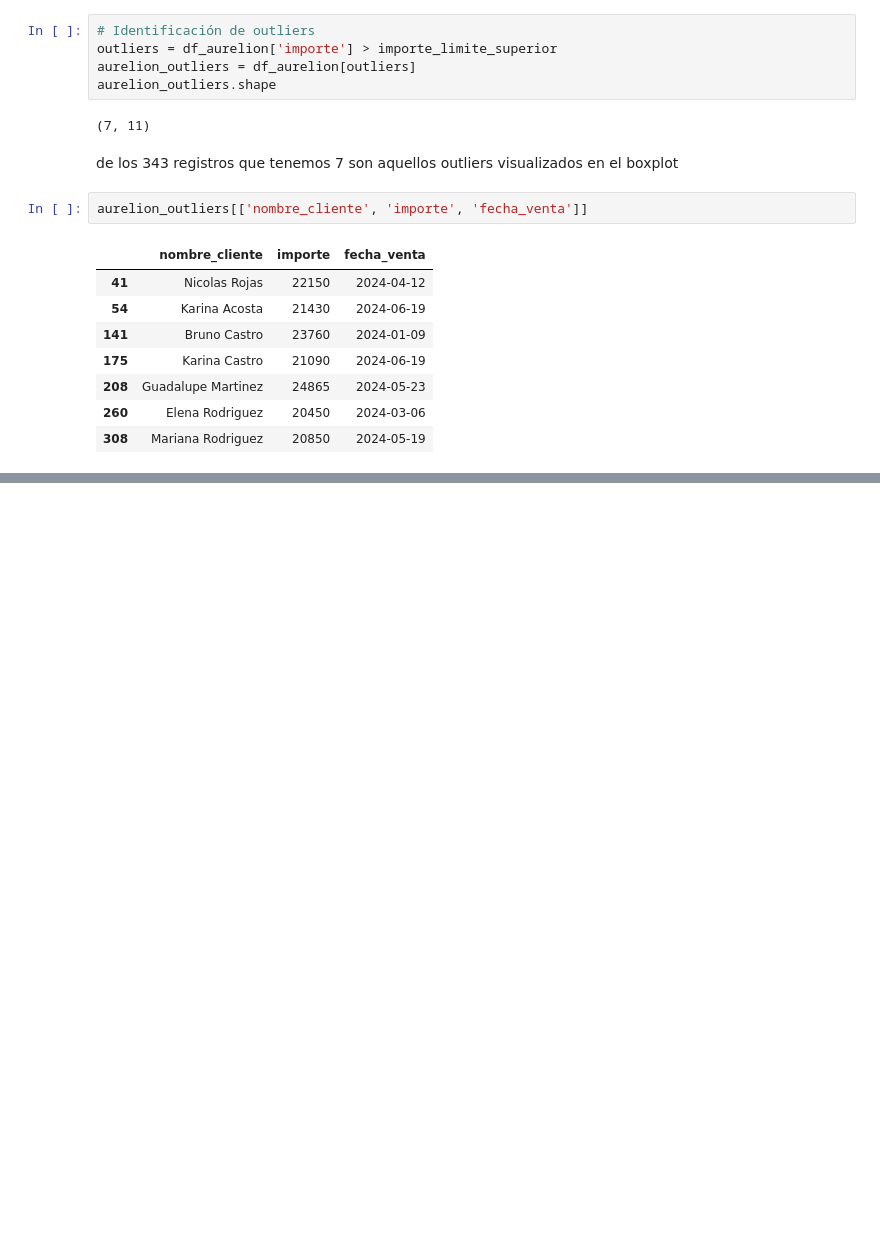
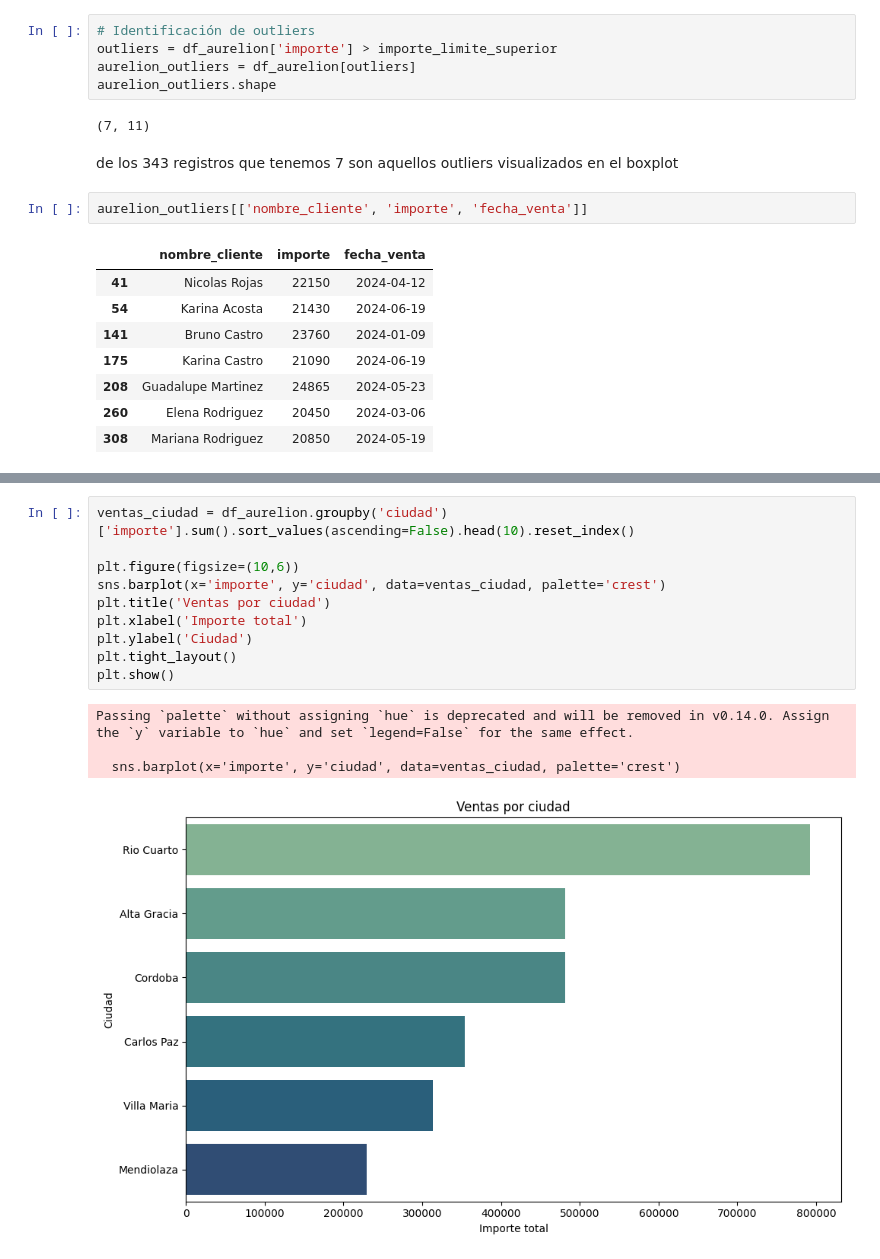
Before and after one commit to jperez-xcvi/guayerd_ia, a Jupyter notebook: aurelion.ipynb, the cells around one changed output, grey strips where cells are left out. Cells and saved outputs as stored; diff of their text form; blank space fills up the shorter version.

```diff
--- a/aurelion.ipynb
+++ b/aurelion.ipynb
@@ -211,0 +298,15 @@ aurelion_outliers[['nombre_cliente', 'importe', 'fecha_venta']]
+# %%
+ventas_ciudad = df_aurelion.groupby('ciudad')['importe'].sum().sort_values(ascending=False).head(10).reset_index()
+
+plt.figure(figsize=(10,6))
+sns.barplot(x='importe', y='ciudad', data=ventas_ciudad, palette='crest')
+plt.title('Ventas por ciudad')
+plt.xlabel('Importe total')
+plt.ylabel('Ciudad')
+plt.tight_layout()
+plt.show()
+# %% [output]
+Passing `palette` without assigning `hue` is deprecated and will be removed in v0.14.0. Assign the `y` variable to `hue` and set `legend=False` for the same effect.
+
+  sns.barplot(x='importe', y='ciudad', data=ventas_ciudad, palette='crest')
+[figure, added]
```
Also changed, not shown: parts of 21 cells of this notebook.
